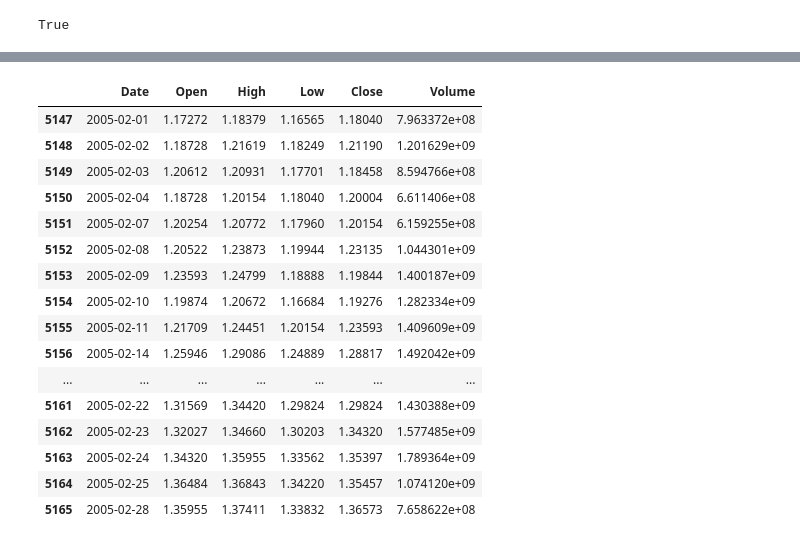
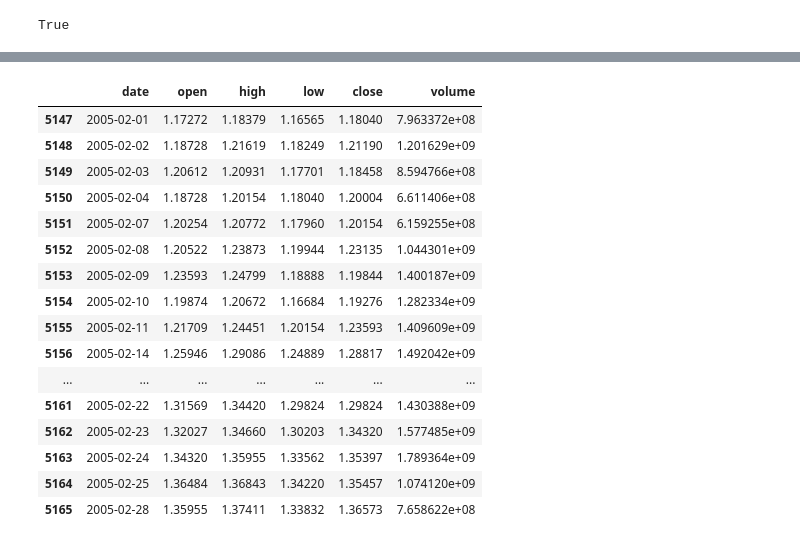
Before and after one commit to TGusciora/E001_smart_structuring, a Jupyter notebook: notebooks/001_tg_initial.ipynb, the cells around one changed output, grey strips where cells are left out. Cells and saved outputs as stored; diff of their text form; code cells hidden in the pictures.

```diff
--- a/notebooks/001_tg_initial.ipynb
+++ b/notebooks/001_tg_initial.ipynb
@@ -71,7 +80,7 @@ TypeError: unsupported operand type(s) for &: 'list' and 'list'
 # %%
-aapl[(aapl["Date"].dt.year == 2005) & (aapl["Date"].dt.month == 2)]
+aapl[(aapl["date"].dt.year == 2005) & (aapl["date"].dt.month == 2)]
 # %% [output]
-|  | Date | Open | High | Low | Close | Volume |
+|  | date | open | high | low | close | volume |
 | 5147 | 2005-02-01 | 1.17272 | 1.18379 | 1.16565 | 1.18040 | 7.963372e+08 |
 | 5148 | 2005-02-02 | 1.18728 | 1.21619 | 1.18249 | 1.21190 | 1.201629e+09 |
 | 5149 | 2005-02-03 | 1.20612 | 1.20931 | 1.17701 | 1.18458 | 8.594766e+08 |
```
Also changed, not shown: parts of 22 cells of this notebook, 1 other file.
